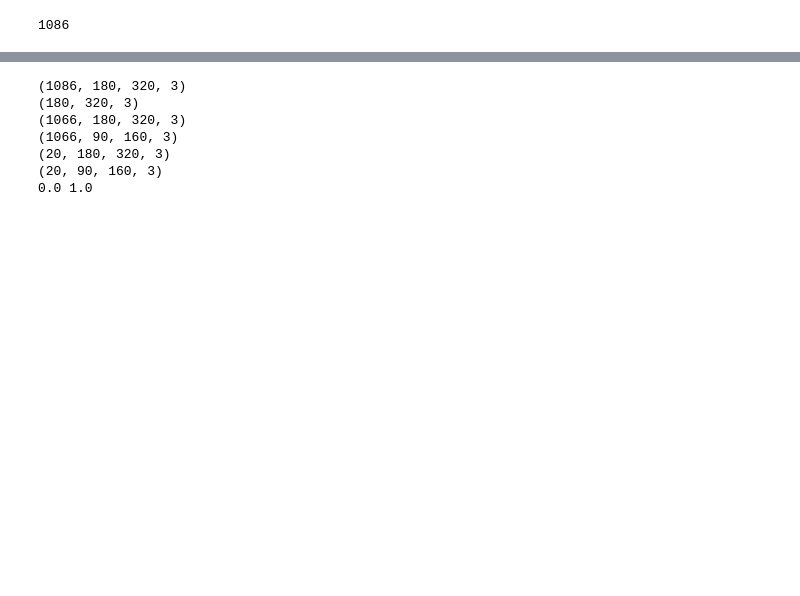
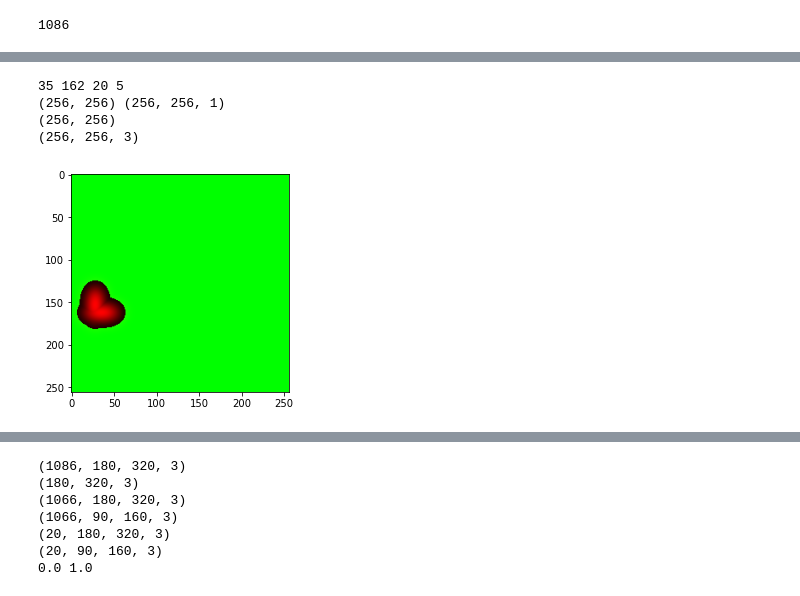
Before and after one commit to franciscodominguezmateos/IntroduccionDeepLearning, a Jupyter notebook: tf2_keras_detection_U-Net_FocalLoss_SplatGaussian_exit_fire_sofmax_v22011901.ipynb, the cells around one changed output, grey strips where cells are left out. Cells and saved outputs as stored; diff of their text form; code cells hidden in the pictures; blank space fills up the shorter version.

```diff
--- a/tf2_keras_detection_U-Net_FocalLoss_SplatGaussian_exit_fire_sofmax_v22011901.ipynb
+++ b/tf2_keras_detection_U-Net_FocalLoss_SplatGaussian_exit_fire_sofmax_v22011901.ipynb
@@ -117,3 +126,18 @@ plt.show()
+# %%
+img_msk0=setCenterSplat(img,40,152,40,10)
+img_max=np.maximum(img_msk0,img_msk)
+img_o=np.zeros((img.shape[0],img.shape[1],3))
+img_o[:,:,0]=img_max
+img_o[:,:,1]=img_max[:,:]<0.1
+print(img_o.shape)
+plt.imshow(img_o)
+plt.show()
+# %% [output]
+35 162 20 5
+(256, 256) (256, 256, 1)
+(256, 256)
+(256, 256, 3)
+[figure, added]
 # %%
 images=[]
 labels=[]
```
Also changed, not shown: parts of 4 cells of this notebook, 2 other files.
